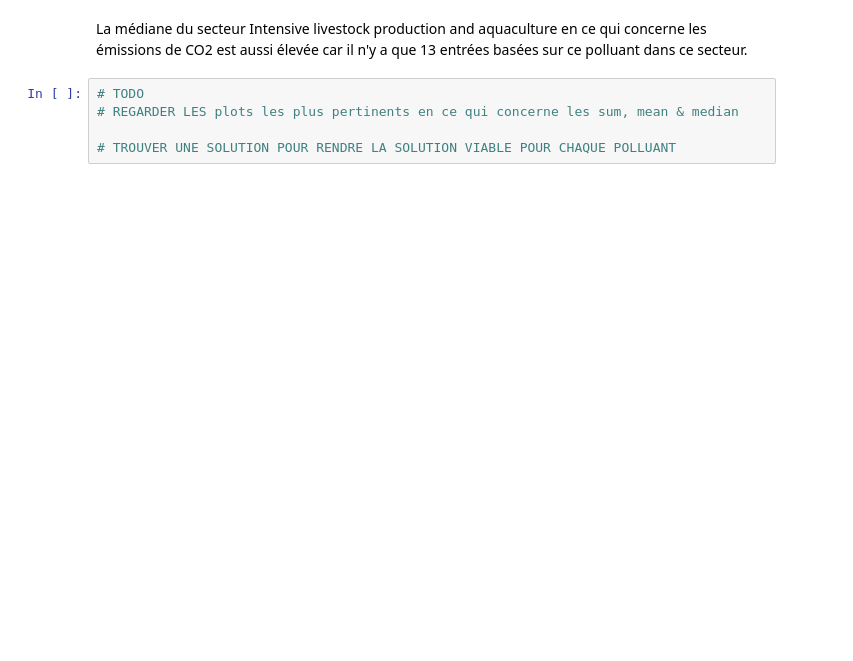
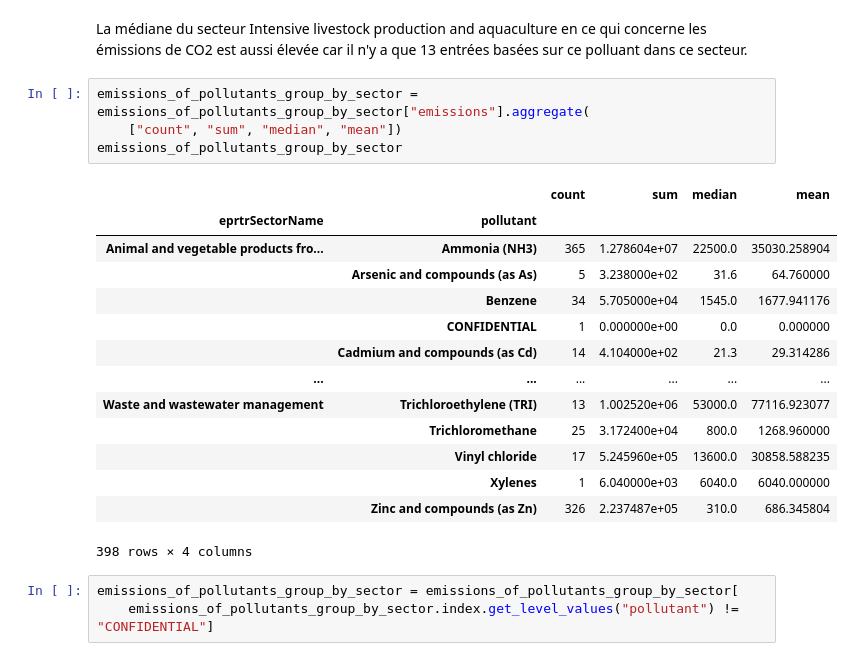
Before and after one commit to FanZy0127/environmental_impact, a Jupyter notebook: modules/Air/jupyter_main_air.ipynb, the cells around one changed output. Cells and saved outputs as stored; diff of their text form; blank space fills up the shorter version.

```diff
--- a/modules/Air/jupyter_main_air.ipynb
+++ b/modules/Air/jupyter_main_air.ipynb
@@ -701,7 +700,24 @@ plt.show()
 # %% [markdown]
 La médiane du secteur Intensive livestock production and aquaculture en ce qui concerne les émissions de CO2 est aussi élevée car il n'y a que 13 entrées basées sur ce polluant dans ce secteur.
-# %%
-# TODO
-# REGARDER LES plots les plus pertinents en ce qui concerne les sum, mean & median
-
-# TROUVER UNE SOLUTION POUR RENDRE LA SOLUTION VIABLE POUR CHAQUE POLLUANT
+# %%
+emissions_of_pollutants_group_by_sector = emissions_of_pollutants_group_by_sector["emissions"].aggregate(
+    ["count", "sum", "median", "mean"])
+emissions_of_pollutants_group_by_sector
+# %% [output]
+|  |  | count | sum | median | mean |
+| eprtrSectorName | pollutant |  |  |  |  |
+| Animal and vegetable products fro... | Ammonia (NH3) | 365 | 1.278604e+07 | 22500.0 | 35030.258904 |
+|  | Arsenic and compounds (as As) | 5 | 3.238000e+02 | 31.6 | 64.760000 |
+|  | Benzene | 34 | 5.705000e+04 | 1545.0 | 1677.941176 |
+|  | CONFIDENTIAL | 1 | 0.000000e+00 | 0.0 | 0.000000 |
+|  | Cadmium and compounds (as Cd) | 14 | 4.104000e+02 | 21.3 | 29.314286 |
+| ... | ... | ... | ... | ... | ... |
+| Waste and wastewater management | Trichloroethylene (TRI) | 13 | 1.002520e+06 | 53000.0 | 77116.923077 |
+|  | Trichloromethane | 25 | 3.172400e+04 | 800.0 | 1268.960000 |
+|  | Vinyl chloride | 17 | 5.245960e+05 | 13600.0 | 30858.588235 |
+|  | Xylenes | 1 | 6.040000e+03 | 6040.0 | 6040.000000 |
+|  | Zinc and compounds (as Zn) | 326 | 2.237487e+05 | 310.0 | 686.345804 |
+398 rows × 4 columns
+# %%
+emissions_of_pollutants_group_by_sector = emissions_of_pollutants_group_by_sector[
+    emissions_of_pollutants_group_by_sector.index.get_level_values("pollutant") != "CONFIDENTIAL"]
```
Also changed, not shown: parts of 13 cells of this notebook.
